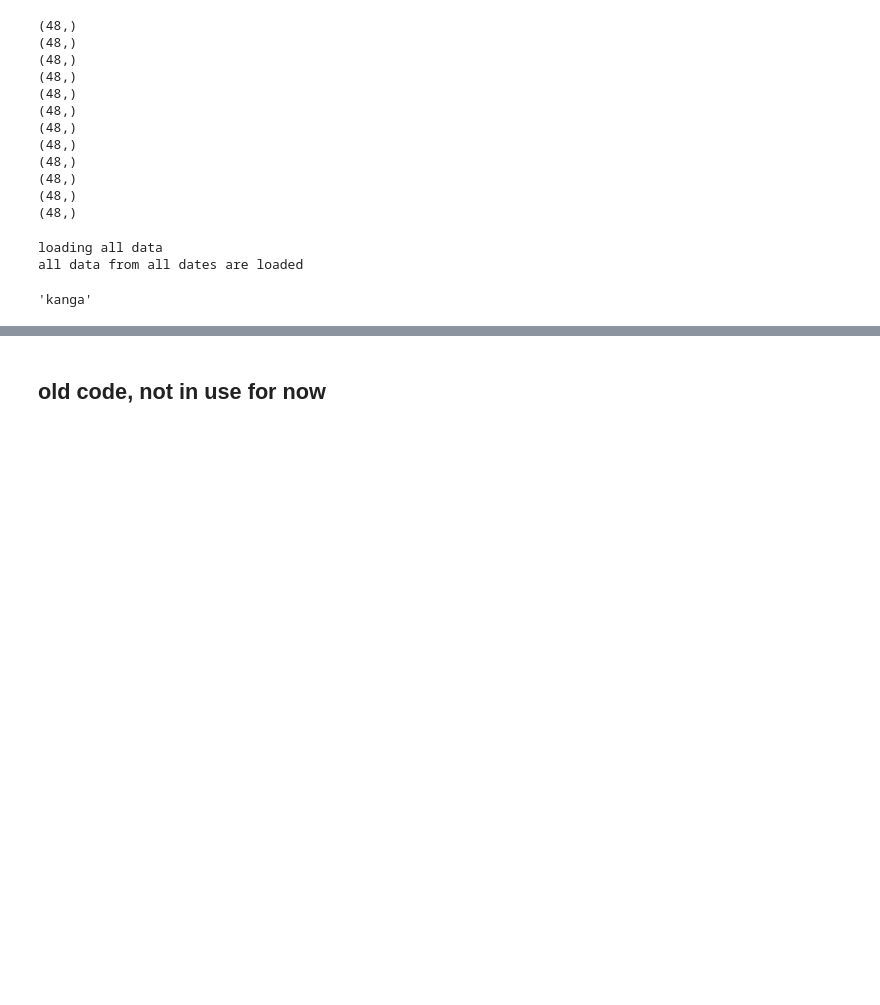
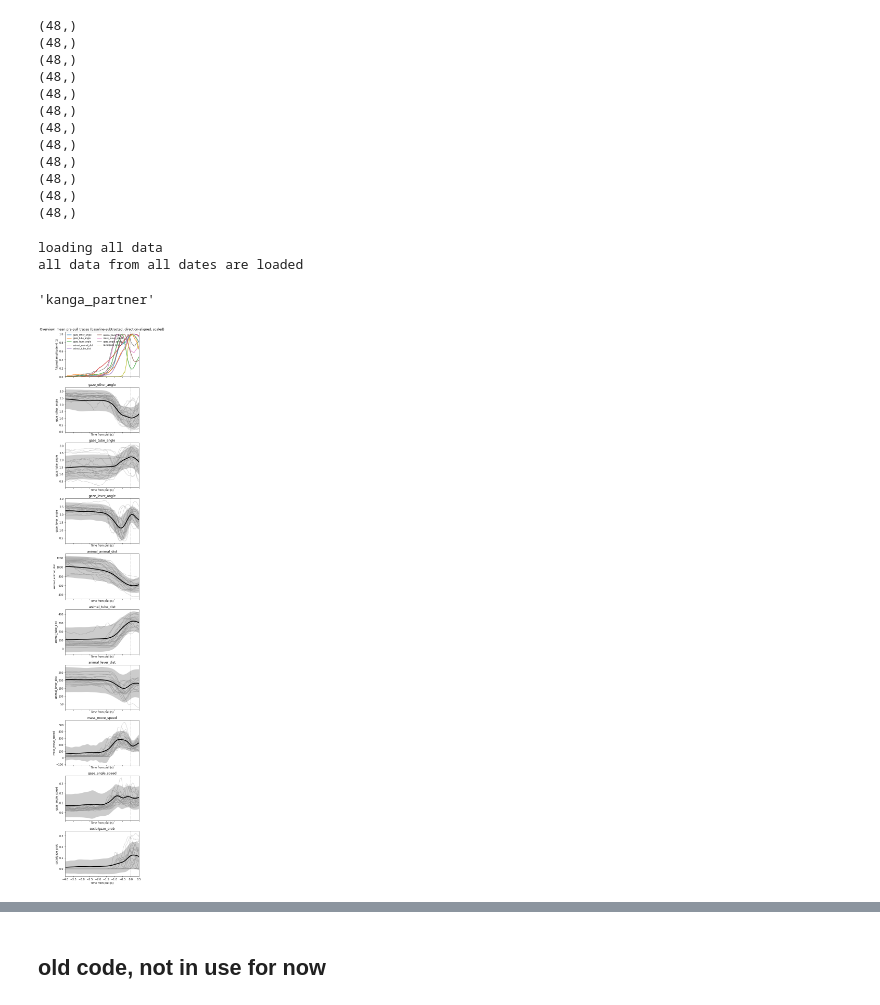
Before and after one commit to wilburshi/analysis_code_all_task_coditions, a Jupyter notebook: 3d_recontruction_analysis_self_and_coop_task_neural_analysis_with_GLM_model/basic_neural_analysis_allsessions_basicEvents_PCA_Pullfocused_continuousBhv_partnerDistVaris_with_bhvglm_model.ipynb, the cells around one changed output, grey strips where cells are left out. Cells and saved outputs as stored; diff of their text form; code cells hidden in the pictures; blank space fills up the shorter version.

Commit message:
update analysis notebooks and functions

```diff
--- a/3d_recontruction_analysis_self_and_coop_task_neural_analysis_with_GLM_model/basic_neural_analysis_allsessions_basicEvents_PCA_Pullfocused_continuousBhv_partnerDistVaris_with_bhvglm_model.ipynb
+++ b/3d_recontruction_analysis_self_and_coop_task_neural_analysis_with_GLM_model/basic_neural_analysis_allsessions_basicEvents_PCA_Pullfocused_continuousBhv_partnerDistVaris_with_bhvglm_model.ipynb
@@ -1994,7 +1994,7 @@ if 1:
 
     # change the act_animal_to_ana to the partner
     #
-    doPartner = 0 # 1 if do the analysis focusing on the partner
+    doPartner = 1 # 1 if do the analysis focusing on the partner
 
 
 
@@ -2062,7 +2062,7 @@ if 1:
 # %%
 act_animal_to_ana
 # %% [output]
-'kanga'
+'kanga_partner'
 # %%
 # for plotting based on the previous calculation
 
@@ -2070,7 +2070,7 @@ act_animal_to_ana
 # Plot 1 (median + IQR): compare across sessions + all sessions combined
 #####
 
-if 0:
+if 1:
     fps = 30.0
 
     desired_order = [
@@ -2199,33 +2199,35 @@ if 0:
         med = np.nanmean(all_stack,axis=0)
         std = np.nanstd(all_stack,axis=0)
         q1 = med - std
         q3 = med + std
 
 
         ax.fill_between(t, q1, q3, color="k", alpha=0.2, linewidth=0, zorder=5)
         ax.plot(t, med, color="k", linewidth=3.0, zorder=10)
 
         ax.axvline(0, color="k", linestyle="--", linewidth=1.0, alpha=0.6)
 
         ax.set_title(var)
         ax.set_xlim(tmin, tmax)
         ax.set_xlabel("Time from pull (s)")
         ax.set_ylabel(var)
 
     fig.tight_layout()
 
 
     # Save figure
     savefig = 0
     if savefig:
         figsavefolder = data_saved_folder + "fig_for_basic_neural_analysis_allsessions_basicEvents_PCA_Pullfocused_continuousBhv_partnerDistVaris_with_glm_model/" + \
                         cameraID + "/" + animal1_filenames[0] + "_" + animal2_filenames[0] + "/glm_fitting_summary_fig/"
 
         if not os.path.exists(figsavefolder):
             os.makedirs(figsavefolder)
 
         fig.savefig(figsavefolder + act_animal_to_ana + '_in_' + cond_toplot_type +
                     '_mean_trace_of_prepull_behavioral_variables.pdf')
+# %% [output]
+[figure, added]
 # %%
 #####
 # Plot 1.1: plot showing the raising onset of each variables
```
Also changed, not shown: parts of 9 cells of this notebook, 22 other files.
